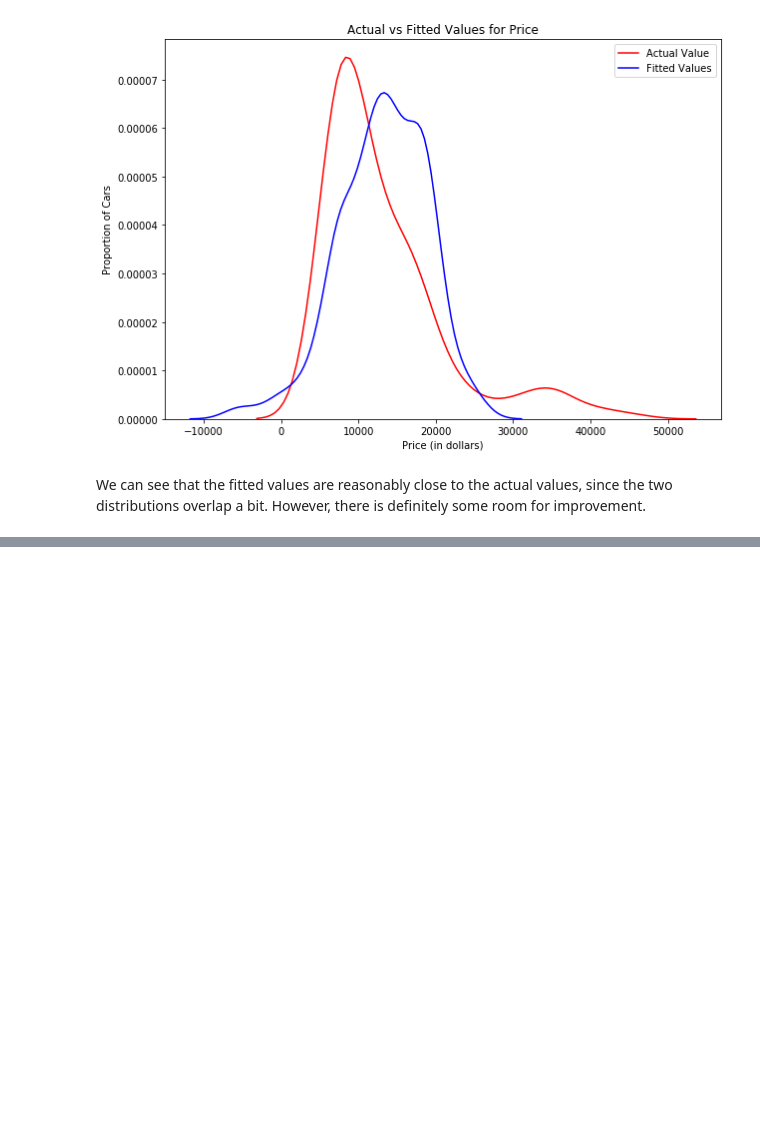
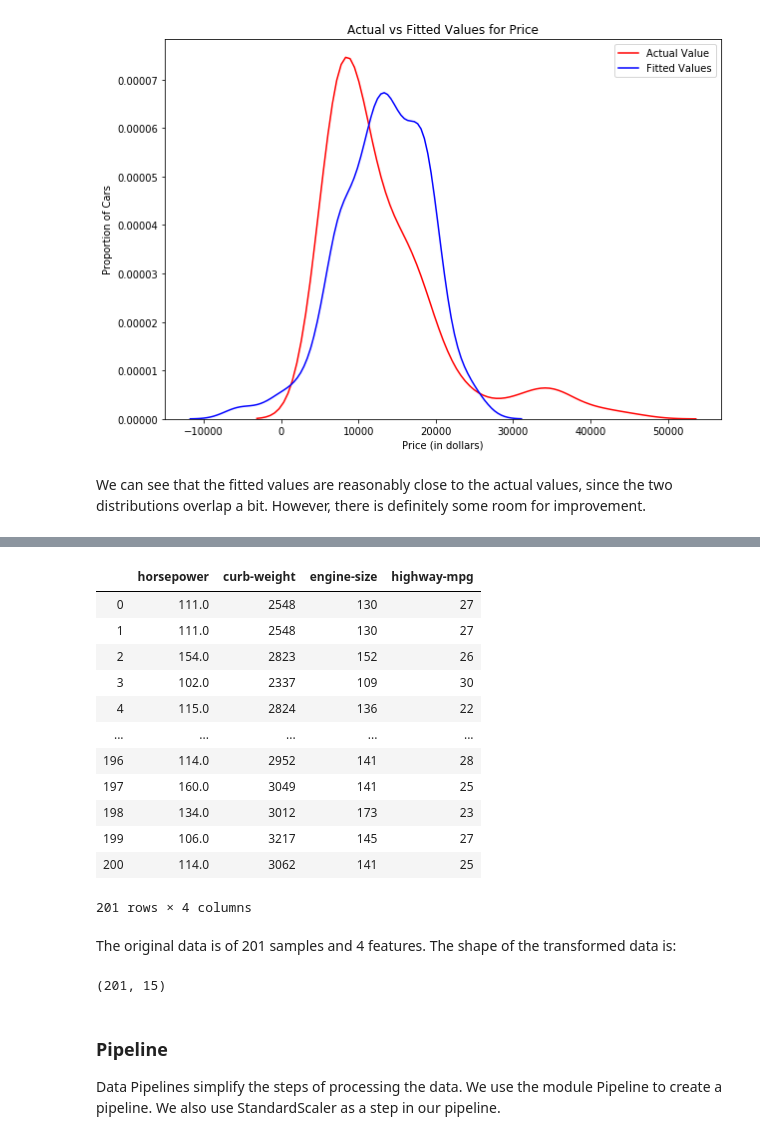
Before and after one commit to hahafael/IBM-s_data_science_course, a Jupyter notebook: wrapping_up_on_the_automobile_dataset.ipynb, the cells around one changed output, grey strips where cells are left out. Cells and saved outputs as stored; diff of their text form; code cells hidden in the pictures; blank space fills up the shorter version.

```diff
--- a/wrapping_up_on_the_automobile_dataset.ipynb
+++ b/wrapping_up_on_the_automobile_dataset.ipynb
@@ -1006,0 +1034,27 @@ Usually axis=0 is said to be "column-wise" (and axis=1 "row-wise")
+# %%
+Z_pr=pr.fit_transform(Z)
+Z
+# %% [output]
+|  | horsepower | curb-weight | engine-size | highway-mpg |
+| 0 | 111.0 | 2548 | 130 | 27 |
+| 1 | 111.0 | 2548 | 130 | 27 |
+| 2 | 154.0 | 2823 | 152 | 26 |
+| 3 | 102.0 | 2337 | 109 | 30 |
+| 4 | 115.0 | 2824 | 136 | 22 |
+| ... | ... | ... | ... | ... |
+| 196 | 114.0 | 2952 | 141 | 28 |
+| 197 | 160.0 | 3049 | 141 | 25 |
+| 198 | 134.0 | 3012 | 173 | 23 |
+| 199 | 106.0 | 3217 | 145 | 27 |
+| 200 | 114.0 | 3062 | 141 | 25 |
+201 rows × 4 columns
+# %% [markdown]
+The original data is of 201 samples and 4 features. The shape of the transformed data is:
+# %%
+Z_pr.shape # 201 samples and 15 features
+# %% [output]
+(201, 15)
+# %% [markdown]
+### Pipeline
+
+Data Pipelines simplify the steps of processing the data. We use the module Pipeline to create a pipeline. We also use StandardScaler as a step in our pipeline.
```
Also changed, not shown: parts of 43 cells of this notebook.
